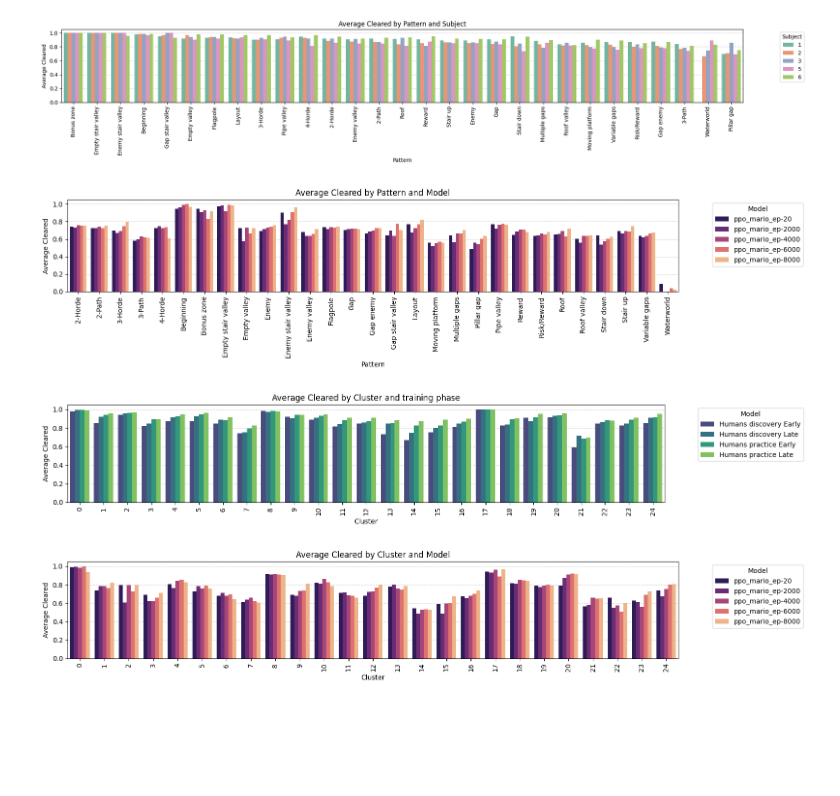
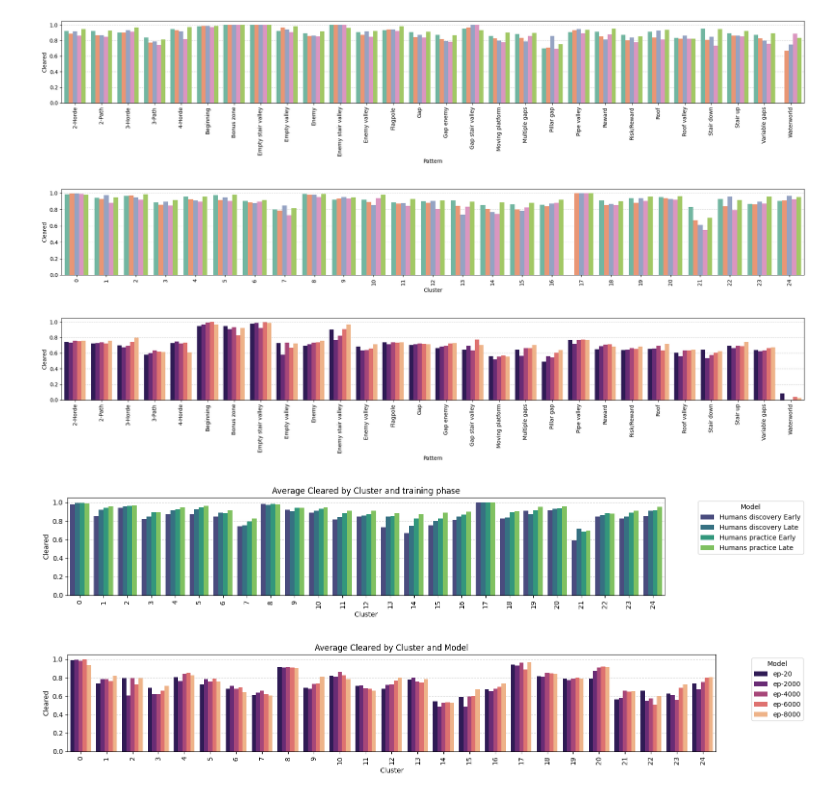
Before and after one commit to courtois-neuromod/mario_learning.behavior, a Jupyter notebook: notebooks/NB_pattern_difficulty.ipynb, the cells around one changed output. Saved outputs shown, nothing was run; the diff lists cells and outputs as text; code cells hidden in the pictures; blank space fills up the shorter version.

```diff
--- a/notebooks/NB_pattern_difficulty.ipynb
+++ b/notebooks/NB_pattern_difficulty.ipynb
@@ -13,7 +13,7 @@ import matplotlib.pyplot as plt
 
 scenes_mastersheet = load_scenes_info(format='df')
 # Drop Entry Point and Exit Point columns
-scenes_mastersheet = scenes_mastersheet.drop(columns=['Entry point', 'Exit point', 'Valley', 'Checkpoint'])
+scenes_mastersheet = scenes_mastersheet.drop(columns=['Entry point', 'Exit point', 'Valley', 'Checkpoint', 'Layout'])
 
 
 df_list = []
@@ -34,19 +34,3 @@ if not os.path.exists(output_csv):
     full_df.to_csv(output_csv, index=False)
 else:
     full_df = pd.read_csv(output_csv)
-
-
-# Split early and late part of the phases.
-mask = full_df["Model"].eq("human")
-med = (
-    full_df.loc[mask]
-           .groupby(["Subject", "Phase", "LevelFullName"])["ClipCode"]
-           .transform("median")
-)
-full_df.loc[mask, "Phase_stage"] = np.where(
-    full_df.loc[mask, "ClipCode"] < med,
-    "Early",
-    "Late"
-)
-clips_metadata = full_df
-full_df
@@ -67,7 +71,7 @@ full_df
 # %%
 def plot_cleared_by_pattern(clips_metadata, scenes_mastersheet, ax=None, sort=True, sort_by='rank',
                              figsize=(12, 5), title="Average Cleared", palette="tab10", split_by=None,
-                             clusters=None, cluster_id=20):
+                             clusters=None, cluster_id=20, legend_name=None, legend=True):
     """
     Plot average 'Cleared' per pattern (default) or per cluster (if clusters is provided).
 
@@ -135,9 +139,9 @@ def plot_cleared_by_pattern(clips_metadata, scenes_mastersheet, ax=None, sort=Tr
             ax.legend(title=split_by, bbox_to_anchor=(1.05, 1), loc='upper left')
         else:
             sns.barplot(data=grouped, x="Cluster", y="Cleared", order=order, ax=ax, color=sns.color_palette(palette)[0])
-            legend = ax.get_legend()
-            if legend is not None:
-                legend.remove()
+            legend_obj = ax.get_legend()
+            if legend_obj is not None:
+                legend_obj.remove()
 
         ax.set_xlabel("Cluster")
     else:
@@ -173,8 +177,14 @@ def plot_cleared_by_pattern(clips_metadata, scenes_mastersheet, ax=None, sort=Tr
 
         ax.set_xlabel("Pattern")
 
+    if legend_name:
+        ax.legend(title=legend_name, bbox_to_anchor=(1.05, 1), loc='upper left')
+    if not legend:
+        ax.get_legend().remove()
+
+
     # Final plot styling
-    ax.set_ylabel("Average Cleared")
+    ax.set_ylabel("Cleared")
     ax.set_title(title)
     ax.set_ylim(0, 1.05)
     ax.set_axisbelow(True)
@@ -189,8 +199,13 @@ def plot_cleared_by_pattern(clips_metadata, scenes_mastersheet, ax=None, sort=Tr
 
 discovery_df = clips_metadata[clips_metadata['Phase'] == 'discovery']
 practice_df = clips_metadata[clips_metadata['Phase'] == 'practice']
+
 models_df = clips_metadata[clips_metadata['Model'] != 'human']
+models_df['Model'] = models_df['Model'].str.replace('ppo_mario_', '')
+
 humans_df = clips_metadata[clips_metadata['Model'] == 'human']
+humans_df['Subject'] = 'sub-0' + humans_df['Subject'].astype(str)
+
 phasesplit_df = clips_metadata.copy()
 phasesplit_df = phasesplit_df[phasesplit_df['Model'] == 'human']
 phasesplit_df.loc[phasesplit_df["Model"] == 'human', "Model"] = 'Humans ' + phasesplit_df['Phase'] + ' ' + phasesplit_df['Phase_stage']
@@ -198,31 +224,37 @@ phasesplit_df.loc[phasesplit_df["Model"] == 'human', "Model"] = 'Humans ' + phas
 ### Difficulty per pattern, per subject
 
 fig, ax = plt.subplots(figsize=(20, 4))
-plot_cleared_by_pattern(humans_df, scenes_mastersheet, ax=ax, split_by='Subject', palette='Set2', sort=True, sort_by='rank', title="Average Cleared by Pattern and Subject")
+plot_cleared_by_pattern(humans_df, scenes_mastersheet, ax=ax, split_by='Subject', palette='Set2', sort=True, sort_by='name', title="", legend=False)
+plt.savefig('../outputdata/figures/cleared_by_pattern_per_subject.png', dpi=300, transparent=True, bbox_inches='tight')
 plt.show()
 # %% [output]
-[figure, old version]
+[figure, new version]
+# %%
+### Difficulty per pattern, per subject
+
+fig, ax = plt.subplots(figsize=(20, 3))
+plot_cleared_by_pattern(humans_df, scenes_mastersheet, ax=ax, split_by='Subject', palette='Set2', sort=True, sort_by='name', title="", clusters=clusters, cluster_id=20, legend=False)
+plt.savefig('../outputdata/figures/cleared_by_cluster_per_subject.png', dpi=300, transparent=True, bbox_inches='tight')
+plt.show()
+# %% [output]
+[figure, added]
 # %%
 ### Difficulty per pattern, per model vs per subject phase
-fig, ax = plt.subplots(figsize=(16, 4))
-plot_cleared_by_pattern(models_df, scenes_mastersheet, ax=ax, split_by='Model', palette='magma', title="Average Cleared by Pattern and Model", sort_by='name')
+fig, ax = plt.subplots(figsize=(20, 4))
+plot_cleared_by_pattern(models_df, scenes_mastersheet, ax=ax, split_by='Model', palette='magma', title="", sort_by='name', legend_name='PPO', legend=False)
 plt.show()
 # %% [output]
-[figure, old version]
+[figure, new version]
 # %%
 ### Difficulty per scene cluster, per model vs per subject phase
-import pickle as pkl
-with open('../outputdata/clusters.pkl', 'rb') as f:
-    clusters = pkl.load(f)
-
 fig, ax = plt.subplots(figsize=(16, 3))
 plot_cleared_by_pattern(phasesplit_df, scenes_mastersheet, ax=ax, split_by='Model', palette='viridis', clusters=clusters, title="Average Cleared by Cluster and training phase", cluster_id=20, sort=True, sort_by='name')
 plt.show()
 # %% [output]
-[figure, old version]
+[figure, new version]
 # %%
 fig, ax = plt.subplots(figsize=(16, 3))
 plot_cleared_by_pattern(models_df, scenes_mastersheet, ax=ax, split_by='Model', palette='magma', clusters=clusters, title="Average Cleared by Cluster and Model", cluster_id=20, sort=True, sort_by='name')
 plt.show()
 # %% [output]
-[figure, old version]
+[figure, new version]
```
Also changed, not shown: parts of 6 cells of this notebook.
